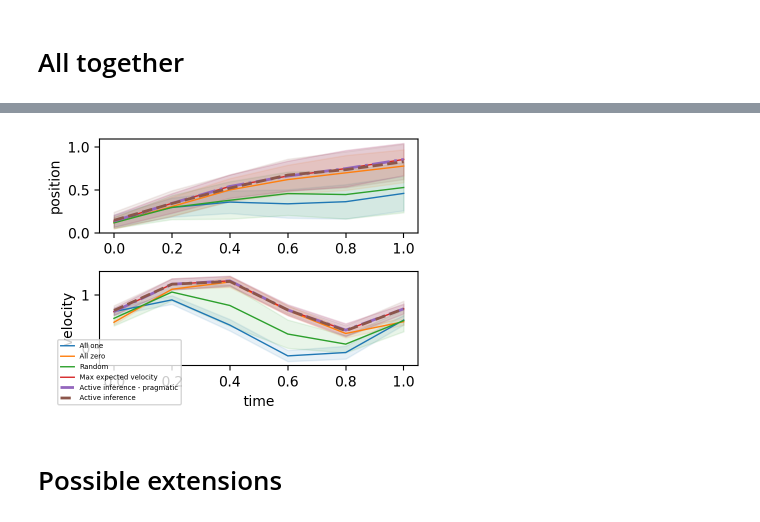
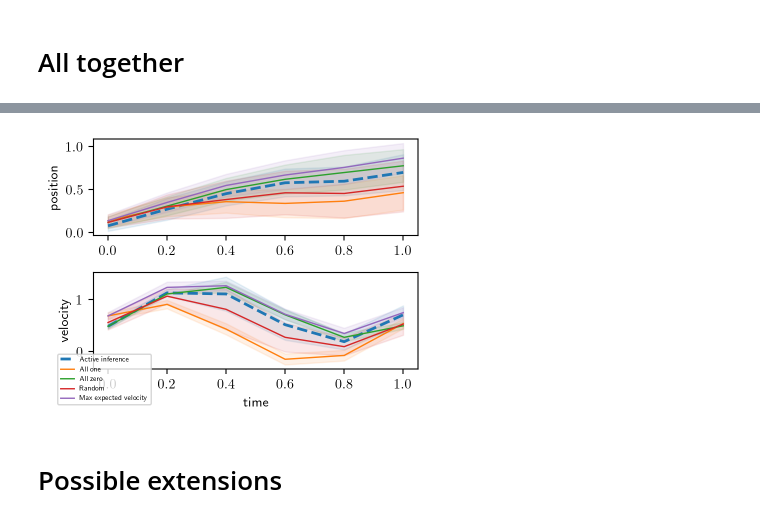
Before and after one commit to AurelienNioche/ActiveInferenceBall, a Jupyter notebook: the-ball-2-bis.ipynb, the cells around one changed output, grey strips where cells are left out. Drawn from its saved outputs; the diff is of its cells as text; code cells hidden in the pictures.

```diff
--- a/the-ball-2-bis.ipynb
+++ b/the-ball-2-bis.ipynb
@@ -25,0 +30,12 @@ pref = preference.build()
+# %%
+timestep = np.linspace(
+    0,
+    1.0,
+    n_timestep)
+mu = 0.4 + 1.2*np.cos(3*(timestep - 2))
+alpha = 0.05
+length = 0.1
+sigma = square_exponential_kernel(timestep, alpha, length)
+y = np.random.multivariate_normal(mu, sigma, size=100)
+for y_ in y:
+    plt.plot(timestep, y_, alpha=0.4)
@@ -27,8 +45,8 @@ pref = preference.build()
 # Pragmatic values: demonstrate that it works for one timestep
 # %%
 v_idx = 2
-pos_idx = 11
-t_idx = 5
+pos_idx = 4
+t_idx = 3
 
 qv = np.zeros(n_velocity)
 qv[v_idx] = 1.
@@ -75,8 +93,8 @@ plt.tight_layout()
 # %% [markdown]
 # Pragmatic values: demonstrate that it works for a run
 # %%
-horizon = 6
-n_sample_run = 10
+horizon = 1
+n_sample_run = 100
 
 # For logs
 hist_pos, hist_vel = np.zeros((n_sample_run, n_timestep)), np.zeros((n_sample_run, n_timestep))
@@ -87,7 +105,7 @@ for sample in range(n_sample_run):
     pos_idx = np.absolute(position).argmin()  # Something close to 0
     v_idx = np.absolute(velocity).argmin() # Something close to 0
 
-    np.random.seed(123 + sample*123)
+    np.random.seed(1234 + sample*123)
 
     for t_idx in range(n_timestep):
 
@@ -525,7 +525,7 @@ Initial error 426.67
 # %%
-plot_runs(policies, all_hist_pos, all_hist_vel)
+plot.runs(run_af, *baselines)
 # %% [output]
-[figure, old version]
+[figure, new version]
 # %% [markdown]
 # Possible extensions
 # %% [markdown]
```
Also changed, not shown: parts of 14 cells of this notebook, 2 other files.
